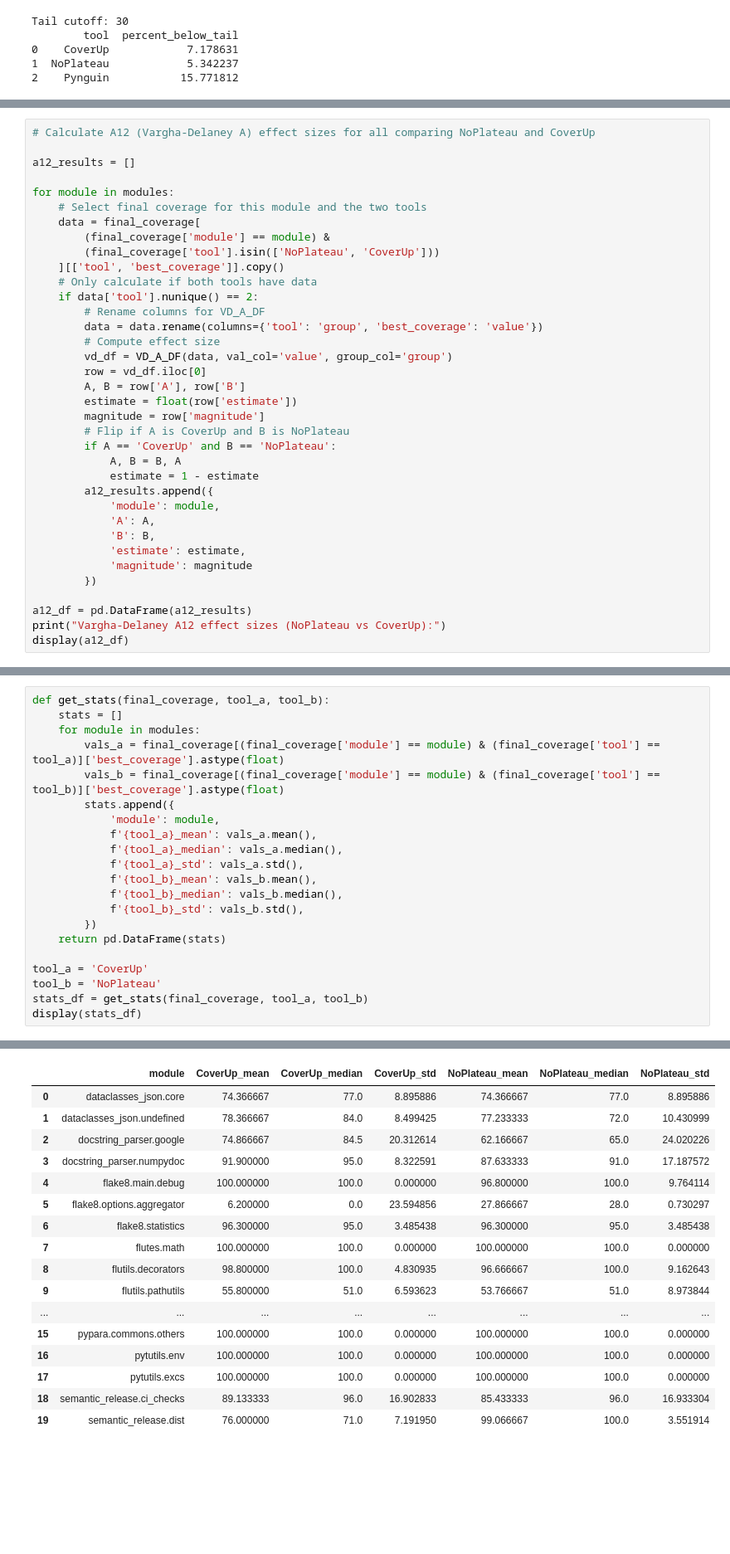
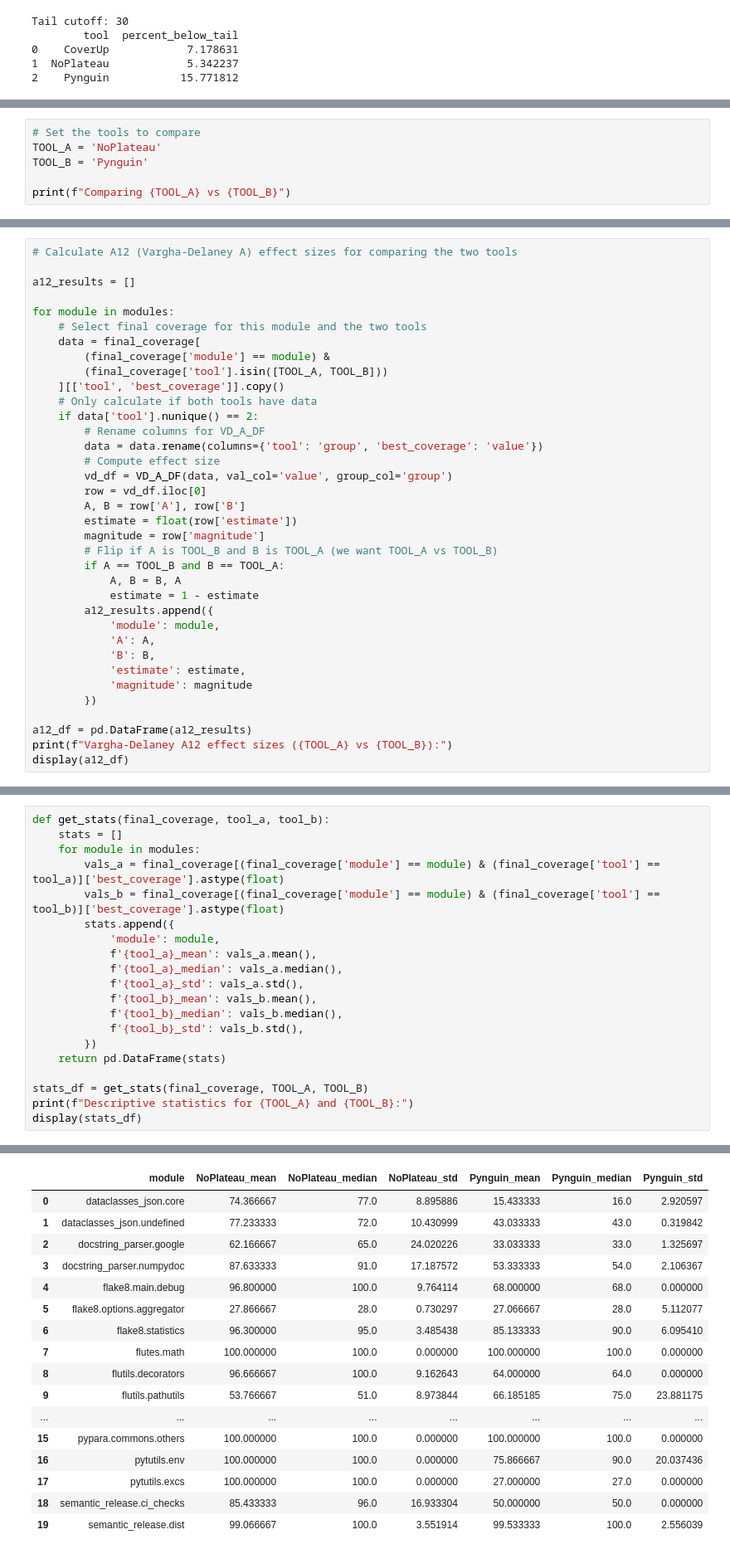
Before and after one commit to oskarkraak/noplateau, a Jupyter notebook: coverage_analysis.ipynb, the cells around one changed output, grey strips where cells are left out. Shown at 83% size. Saved outputs shown, nothing was run; the diff lists cells and outputs as text; blank space fills up the shorter version.

```diff
--- a/coverage_analysis.ipynb
+++ b/coverage_analysis.ipynb
@@ -771,0 +776,6 @@ plot_median_final_coverage_diff('CoverUp', 'Pynguin')
+# %%
+# Set the tools to compare
+TOOL_A = 'NoPlateau'
+TOOL_B = 'Pynguin'
+
+print(f"Comparing {TOOL_A} vs {TOOL_B}")
@@ -1062,7 +1074,7 @@ if __name__ == '__main__':
 (0.72, 'medium')
 (1.0, 'large')
 # %%
-# Calculate A12 (Vargha-Delaney A) effect sizes for all comparing NoPlateau and CoverUp
+# Calculate A12 (Vargha-Delaney A) effect sizes for comparing the two tools
 
 a12_results = []
 
@@ -1070,7 +1082,7 @@ for module in modules:
     # Select final coverage for this module and the two tools
     data = final_coverage[
         (final_coverage['module'] == module) &
-        (final_coverage['tool'].isin(['NoPlateau', 'CoverUp']))
+        (final_coverage['tool'].isin([TOOL_A, TOOL_B]))
     ][['tool', 'best_coverage']].copy()
     # Only calculate if both tools have data
     if data['tool'].nunique() == 2:
@@ -1082,8 +1094,8 @@ for module in modules:
         A, B = row['A'], row['B']
         estimate = float(row['estimate'])
         magnitude = row['magnitude']
-        # Flip if A is CoverUp and B is NoPlateau
-        if A == 'CoverUp' and B == 'NoPlateau':
+        # Flip if A is TOOL_B and B is TOOL_A (we want TOOL_A vs TOOL_B)
+        if A == TOOL_B and B == TOOL_A:
             A, B = B, A
             estimate = 1 - estimate
         a12_results.append({
@@ -1095,6 +1107,6 @@ for module in modules:
         })
 
 a12_df = pd.DataFrame(a12_results)
-print("Vargha-Delaney A12 effect sizes (NoPlateau vs CoverUp):")
+print(f"Vargha-Delaney A12 effect sizes ({TOOL_A} vs {TOOL_B}):")
 display(a12_df)
 # %% [output]
@@ -1133,8 +1145,7 @@ def get_stats(final_coverage, tool_a, tool_b):
         })
     return pd.DataFrame(stats)
 
-tool_a = 'CoverUp'
-tool_b = 'NoPlateau'
-stats_df = get_stats(final_coverage, tool_a, tool_b)
+stats_df = get_stats(final_coverage, TOOL_A, TOOL_B)
+print(f"Descriptive statistics for {TOOL_A} and {TOOL_B}:")
 display(stats_df)
 # %% [output]
@@ -1141,17 +1153,17 @@ display(stats_df)
-|  | module | CoverUp_mean | CoverUp_median | CoverUp_std | NoPlateau_mean | NoPlateau_median | NoPlateau_std |
-| 0 | dataclasses_json.core | 74.366667 | 77.0 | 8.895886 | 74.366667 | 77.0 | 8.895886 |
-| 1 | dataclasses_json.undefined | 78.366667 | 84.0 | 8.499425 | 77.233333 | 72.0 | 10.430999 |
-| 2 | docstring_parser.google | 74.866667 | 84.5 | 20.312614 | 62.166667 | 65.0 | 24.020226 |
-| 3 | docstring_parser.numpydoc | 91.900000 | 95.0 | 8.322591 | 87.633333 | 91.0 | 17.187572 |
-| 4 | flake8.main.debug | 100.000000 | 100.0 | 0.000000 | 96.800000 | 100.0 | 9.764114 |
-| 5 | flake8.options.aggregator | 6.200000 | 0.0 | 23.594856 | 27.866667 | 28.0 | 0.730297 |
-| 6 | flake8.statistics | 96.300000 | 95.0 | 3.485438 | 96.300000 | 95.0 | 3.485438 |
+|  | module | NoPlateau_mean | NoPlateau_median | NoPlateau_std | Pynguin_mean | Pynguin_median | Pynguin_std |
+| 0 | dataclasses_json.core | 74.366667 | 77.0 | 8.895886 | 15.433333 | 16.0 | 2.920597 |
+| 1 | dataclasses_json.undefined | 77.233333 | 72.0 | 10.430999 | 43.033333 | 43.0 | 0.319842 |
+| 2 | docstring_parser.google | 62.166667 | 65.0 | 24.020226 | 33.033333 | 33.0 | 1.325697 |
+| 3 | docstring_parser.numpydoc | 87.633333 | 91.0 | 17.187572 | 53.333333 | 54.0 | 2.106367 |
+| 4 | flake8.main.debug | 96.800000 | 100.0 | 9.764114 | 68.000000 | 68.0 | 0.000000 |
+| 5 | flake8.options.aggregator | 27.866667 | 28.0 | 0.730297 | 27.066667 | 28.0 | 5.112077 |
+| 6 | flake8.statistics | 96.300000 | 95.0 | 3.485438 | 85.133333 | 90.0 | 6.095410 |
 | 7 | flutes.math | 100.000000 | 100.0 | 0.000000 | 100.000000 | 100.0 | 0.000000 |
-| 8 | flutils.decorators | 98.800000 | 100.0 | 4.830935 | 96.666667 | 100.0 | 9.162643 |
-| 9 | flutils.pathutils | 55.800000 | 51.0 | 6.593623 | 53.766667 | 51.0 | 8.973844 |
+| 8 | flutils.decorators | 96.666667 | 100.0 | 9.162643 | 64.000000 | 64.0 | 0.000000 |
+| 9 | flutils.pathutils | 53.766667 | 51.0 | 8.973844 | 66.185185 | 75.0 | 23.881175 |
 | ... | ... | ... | ... | ... | ... | ... | ... |
 | 15 | pypara.commons.others | 100.000000 | 100.0 | 0.000000 | 100.000000 | 100.0 | 0.000000 |
-| 16 | pytutils.env | 100.000000 | 100.0 | 0.000000 | 100.000000 | 100.0 | 0.000000 |
-| 17 | pytutils.excs | 100.000000 | 100.0 | 0.000000 | 100.000000 | 100.0 | 0.000000 |
-| 18 | semantic_release.ci_checks | 89.133333 | 96.0 | 16.902833 | 85.433333 | 96.0 | 16.933304 |
-| 19 | semantic_release.dist | 76.000000 | 71.0 | 7.191950 | 99.066667 | 100.0 | 3.551914 |
+| 16 | pytutils.env | 100.000000 | 100.0 | 0.000000 | 75.866667 | 90.0 | 20.037436 |
+| 17 | pytutils.excs | 100.000000 | 100.0 | 0.000000 | 27.000000 | 27.0 | 0.000000 |
+| 18 | semantic_release.ci_checks | 85.433333 | 96.0 | 16.933304 | 50.000000 | 50.0 | 0.000000 |
+| 19 | semantic_release.dist | 99.066667 | 100.0 | 3.551914 | 99.533333 | 100.0 | 2.556039 |
```
Also changed, not shown: parts of 14 cells of this notebook.
